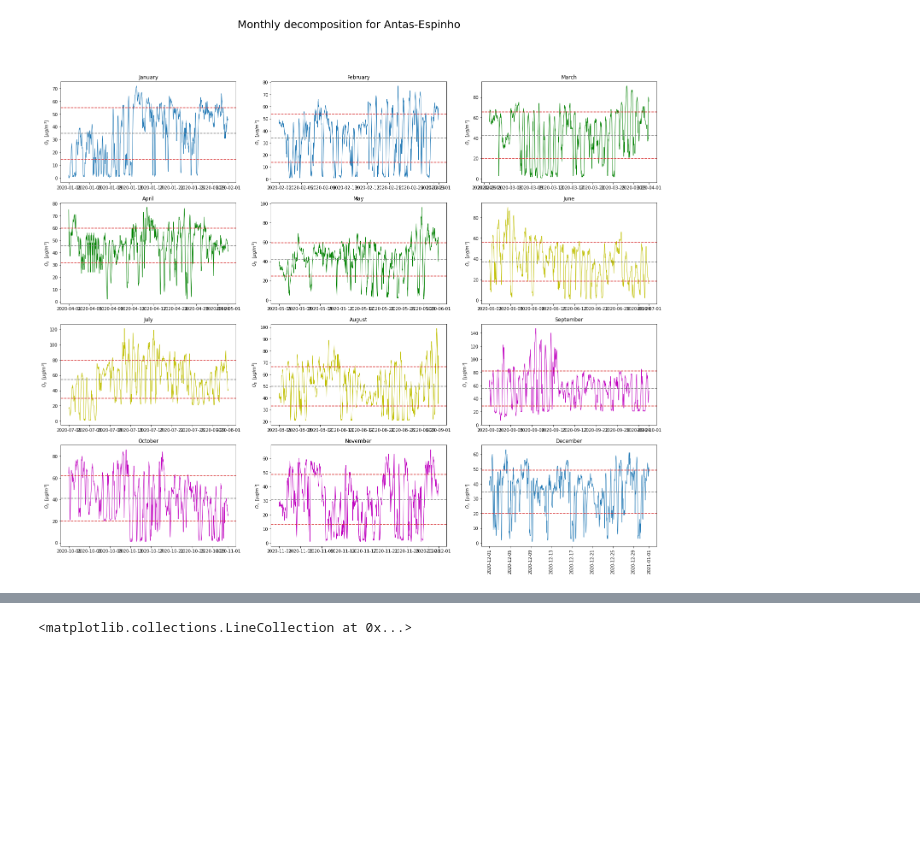
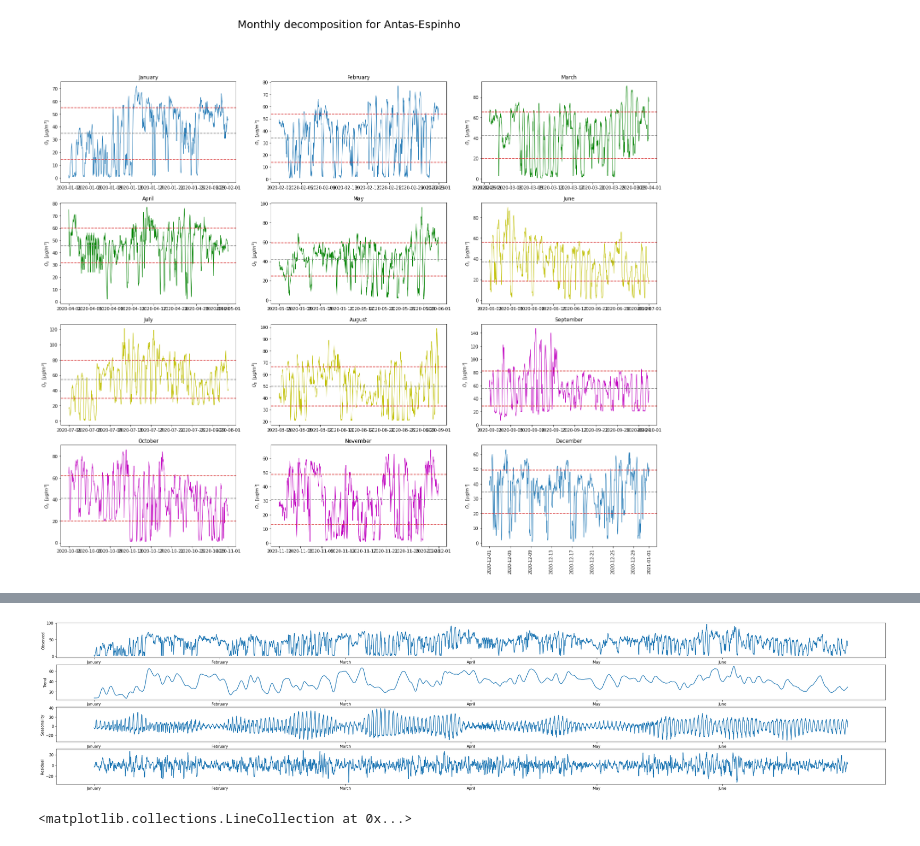
Before and after one commit to marcelbra/SARIMA_GARCH_project, a Jupyter notebook: TS_research_project-part1_general.ipynb, the cells around one changed output, grey strips where cells are left out. Saved outputs shown, nothing was run; the diff lists cells and outputs as text; code cells hidden in the pictures; blank space fills up the shorter version.

```diff
--- a/TS_research_project-part1_general.ipynb
+++ b/TS_research_project-part1_general.ipynb
@@ -134,3 +189,21 @@ Text(0, 0.5, 'Residual')
+# %%
+from statsmodels.tsa.seasonal import STL
+result = STL(endog=series[0][:int(len(current_series)/k)], period=24).fit()
+fig, (ax1,ax2,ax3,ax4) = plt.subplots(4,1, figsize=(40,8))
+n = int(len(current_series)/k)
+current_series[:n].plot(ax=ax1)
+ax1.set_ylabel('Observed')
+result.trend[:n].plot(ax=ax2)
+ax2.set_ylabel('Trend')
+result.seasonal[:n].plot(ax=ax3)
+ax3.set_ylabel('Seasonality')
+result.resid[:n].plot(ax=ax4)
+ax4.set_ylabel('Residual')
+for i in range(1,5):
+    eval(f"ax{i}").set_xticks([i*int(n/(12/k)) for i in range(int(12/k))], minor=False)
+    eval(f"ax{i}").set_xticklabels(month_name[1:int(12/k)+1], fontdict=None, minor=False)
+# %% [output]
+[figure, added]
 # %%
 # (Standardized) Residual plot
 residuals = result.resid.dropna()
```
Also changed, not shown: parts of 6 cells of this notebook.
